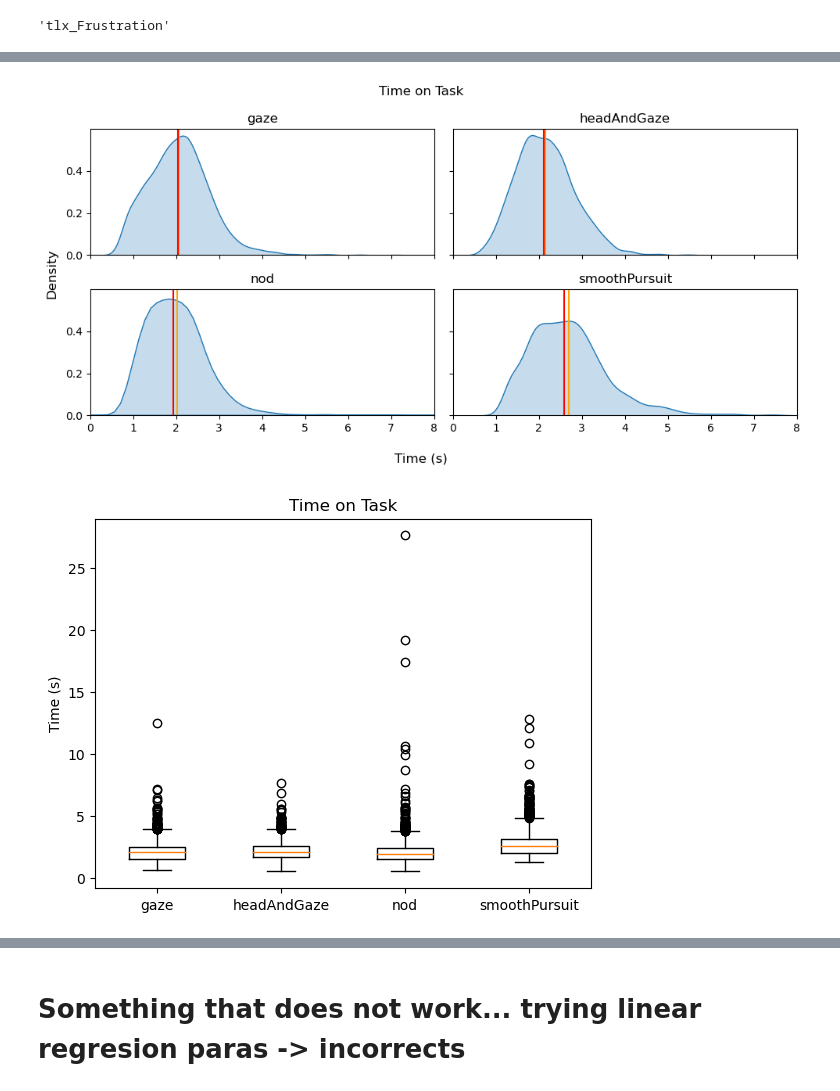
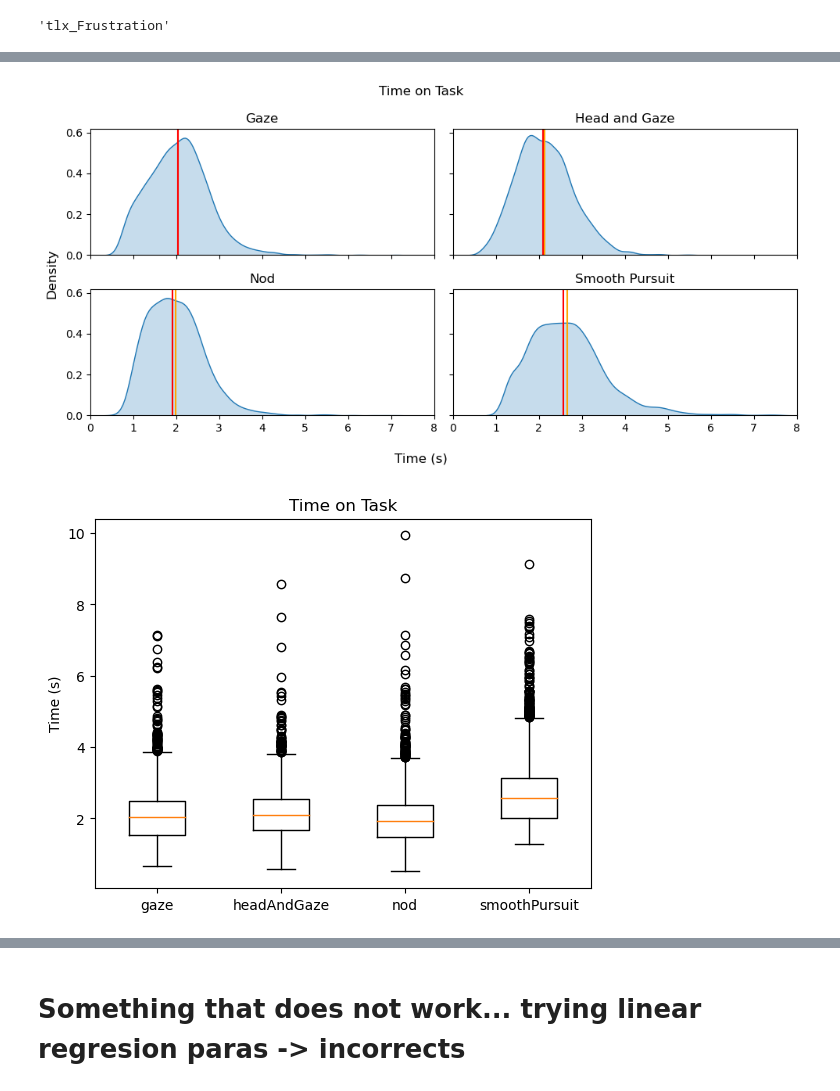
Before and after one commit to Arueris/GazeBasedSelection, a Jupyter notebook: InspectAll.ipynb, the cells around one changed output, grey strips where cells are left out. Cells and saved outputs as stored; diff of their text form; code cells hidden in the pictures.

```diff
--- a/InspectAll.ipynb
+++ b/InspectAll.ipynb
@@ -12,3 +8,10 @@ len(recs)
+# %%
+rename_methods = {
+    "gaze": "Gaze",
+    "headAndGaze": "Head and Gaze",
+    "nod": "Nod",
+    "smoothPursuit": "Smooth Pursuit"
+}
 # %%
 from plot_likert import plot_likert
 import matplotlib.pyplot as plt
@@ -155,6 +132,8 @@ plt.show()
 # %%
+gender = False
+answers = recs.get_all_answers(use_z_score=False, gender=gender)
 questions = list(answers["gaze"].keys())
-_, axs = plt.subplots(int((len(questions)-1)/2), 2, sharey=True, figsize=(10,5), gridspec_kw={'hspace': 0.5})
+fig, axs = plt.subplots(int((len(questions)-1)/2), 2, sharey=True, figsize=(10,5), gridspec_kw={'hspace': 0.5})
 axs = axs.flatten()
 summary_answers = dict()
 for q in questions:
@@ -162,7 +141,7 @@ for q in questions:
         continue
     summary_answers[q] = dict()
     for c in Recording.conditions:
-        summary_answers[q][c] = answers[c][q]
+        summary_answers[q][rename_methods[c]] = answers[c][q]
 i=0
 for k in summary_answers:
     pd.DataFrame(summary_answers[k]).boxplot(vert=False, ax=axs[i],
@@ -174,6 +153,9 @@ for k in summary_answers:
     else:
         axs[i].set_xticks([0, 100], ["Low", "High"])
     i+=1
-plt.savefig("Pictures/QuestionsAnswers_box.png")
+title = f"{gender}" if gender else "All"
+fig.suptitle(title)
+savepath = f"Pictures/QuestionsAnswers_box_{gender}.png" if gender else "Pictures/QuestionsAnswers_box.png"
+plt.savefig(savepath)
 plt.show()
 # %% [output]
@@ -234,10 +216,10 @@ for q in questions:
     f_value, p_value = stats.kruskal(*values)
     # tukeyhsd = pairwise_tukeyhsd(v, g)
     # print(tukeyhsd)
-    pvalues_wilkox = sp.posthoc_wilcoxon(pd.DataFrame({
+    pvalues_wilkox = sp.posthoc_mannwhitney(pd.DataFrame({
         "Values": v,
         "Groups": g
-        }), val_col="Values", group_col="Groups")
+        }), val_col="Values", group_col="Groups") #, p_adjust="bonferroni")
     print("="*80)
     print(" "*30, q)
     print("="*80)
@@ -333,6 +388,5 @@ TemporalDemand &    8.679 &    0.034 \\
 # %%
 import scikit_posthocs as sp
-x = [[1,2,3,4,5], [35,31,75,40,21], [10,6,9,6,1]]
 
 df = pd.DataFrame({"Values": v, "Groups": g})
 sp.posthoc_wilcoxon(df, val_col="Values", group_col="Groups")
@@ -368,14 +402,16 @@ recs.calc_events()
 import matplotlib.pyplot as plt
 import seaborn as sns
 # fig, axs = plt.subplots(len(Recording.conditions), sharex=True, figsize=(10,20))
+gender = False
 fig, axs_temp = plt.subplots(2, 2, figsize=(10,5), sharex=True, sharey=True)
 axs = [axs_temp[0,0], axs_temp[0, 1], axs_temp[1, 0], axs_temp[1, 1]]
 all_time_on_tasks = dict()
 all_fixation_count = dict()
 all_fixation_duration = dict()
+all_points = dict()
 summary = dict()
 for i, condition in enumerate(Recording.conditions):
-    round_results = recs.get_summarized_rounds(condition)
+    round_results = recs.get_summarized_rounds(condition, gender=gender)
     time_on_task = list()
     correct = 0
     incorrect = 0
@@ -385,7 +421,7 @@ for i, condition in enumerate(Recording.conditions):
     for player in round_results:
         for round in round_results[player]:
             res = round_results[player][round]
-            time_on_task += res["TimeOnTask"]
+            time_on_task += [x for x in res["TimeOnTask"] if x < 10]
             correct += res["Correct"]
             incorrect += res["Incorrect"]
             points.append(res["Points"])
@@ -395,40 +431,44 @@ for i, condition in enumerate(Recording.conditions):
     axs[i].axvline(np.mean(time_on_task), 0, 1, color="orange")
     axs[i].axvline(np.median(time_on_task), 0, 1, color="red")
     # axs[i].set_title(f"{condition} - Correct {correct} Incorrect {incorrect} Mean points {np.mean(points)}")
-    axs[i].set_title(condition)
+    axs[i].set_title(rename_methods[condition])
     axs[i].set_ylabel("")
     axs[i].set_xlim([0, 8])
     all_time_on_tasks[condition] = time_on_task
     all_fixation_count[condition] = fixation_count
     all_fixation_duration[condition] = fixation_duration
-    summary[condition] = {
+    all_points[condition] = points
+    summary[rename_methods[condition]] = {
         "Mean Time": np.mean(time_on_task),
         "Std Time": np.std(time_on_task),
         # "Median Time": np.median(time_on_task),
         # "Correct": correct,
         "Incorrect": incorrect,
         "Mean Points": np.mean(points),
         "Std Points": np.std(points)
         # "Median Points": np.median(points)
     }
-fig.suptitle("Time on Task")
+title = f"Time on Task {gender}" if gender else "Time on Task"
+fig.suptitle(title)
 fig.supxlabel("Time (s)")
 fig.supylabel("Density")
 fig.tight_layout()
-plt.savefig("Pictures/TimeOnTask.png")
+savepath = f"Pictures/TimeOnTask{gender}.png" if gender else "Pictures/TimeOnTask.png"
+plt.savefig(savepath)
 plt.show()
 
 def create_boxplot(d, title, ylabel):
     _, ax = plt.subplots()
     ax.boxplot(d.values())
     ax.set_xticklabels(d.keys())
     ax.set_ylabel(ylabel)
     ax.set_title(title)
     plt.show()
 
 create_boxplot(all_time_on_tasks, "Time on Task", "Time (s)")
 create_boxplot(all_fixation_count, "Fixation count", "# Fixations")
 create_boxplot(all_fixation_duration, "Fixation duration", "Time (ms)")
+create_boxplot(all_points, "Points", "")
 # %% [output]
-[figure, old version]
+[figure, new version]
-[figure, old version]
+[figure, new version]
```
Also changed, not shown: parts of 36 cells of this notebook, 4 other files.
